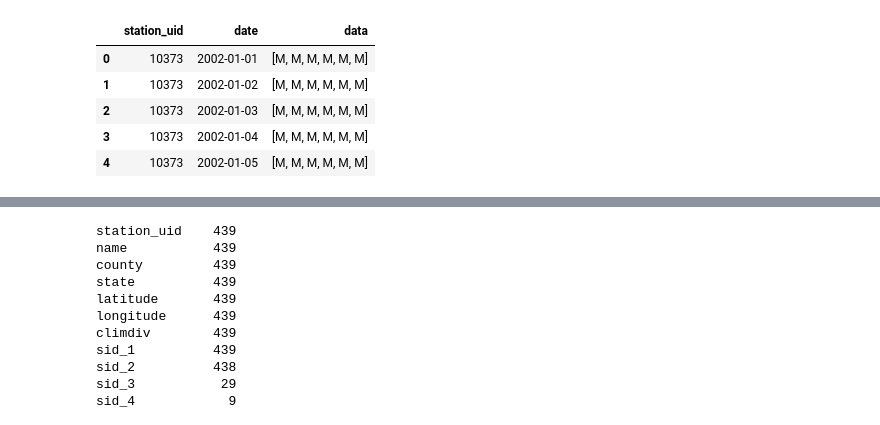
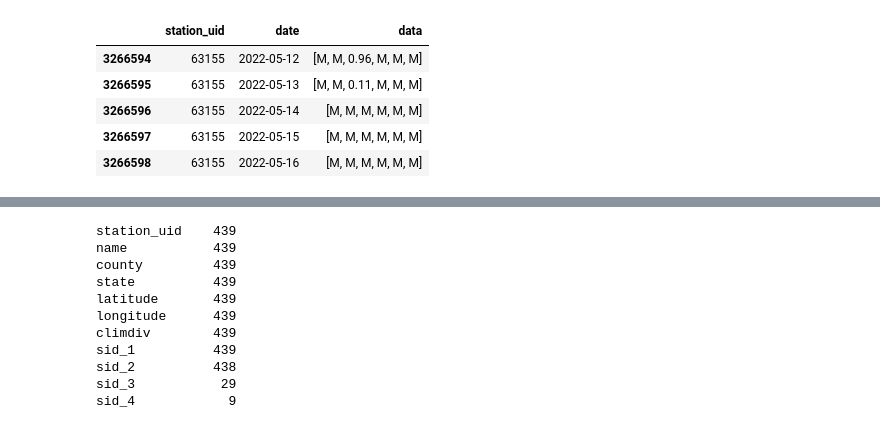
Before and after one commit to UofM-Final-Project/Home_Gardeners_Analysis, a Jupyter notebook: scripts/parse_json_file.ipynb, the cells around one changed output, grey strips where cells are left out. Saved outputs shown, nothing was run; the diff lists cells and outputs as text; code cells hidden in the pictures.

```diff
--- a/scripts/parse_json_file.ipynb
+++ b/scripts/parse_json_file.ipynb
@@ -74,14 +76,14 @@ for observation in weather_raw['data']:
 stations_df = pd.DataFrame(stations_list)
 observations_df = pd.DataFrame(observations_list)
 # %%
-observations_df.head()
+observations_df.tail()
 # %% [output]
 |  | station_uid | date | data |
-| 0 | 10373 | 2002-01-01 | [M, M, M, M, M, M] |
-| 1 | 10373 | 2002-01-02 | [M, M, M, M, M, M] |
-| 2 | 10373 | 2002-01-03 | [M, M, M, M, M, M] |
-| 3 | 10373 | 2002-01-04 | [M, M, M, M, M, M] |
-| 4 | 10373 | 2002-01-05 | [M, M, M, M, M, M] |
+| 3266594 | 63155 | 2022-05-12 | [M, M, 0.96, M, M, M] |
+| 3266595 | 63155 | 2022-05-13 | [M, M, 0.11, M, M, M] |
+| 3266596 | 63155 | 2022-05-14 | [M, M, M, M, M, M] |
+| 3266597 | 63155 | 2022-05-15 | [M, M, M, M, M, M] |
+| 3266598 | 63155 | 2022-05-16 | [M, M, M, M, M, M] |
 # %%
 stations_df.head()
 # %% [output]
```
Also changed, not shown: parts of 32 cells of this notebook, 3 other files.
